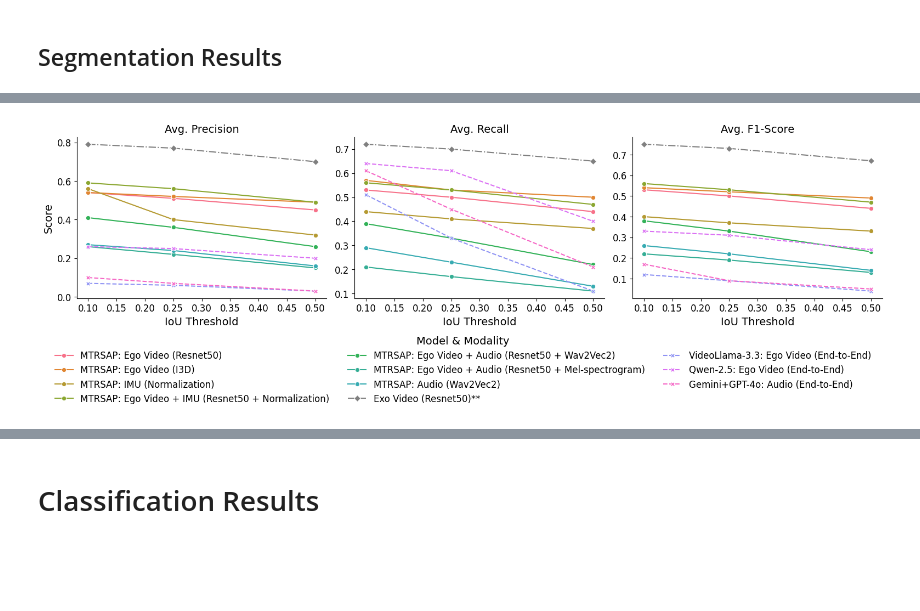
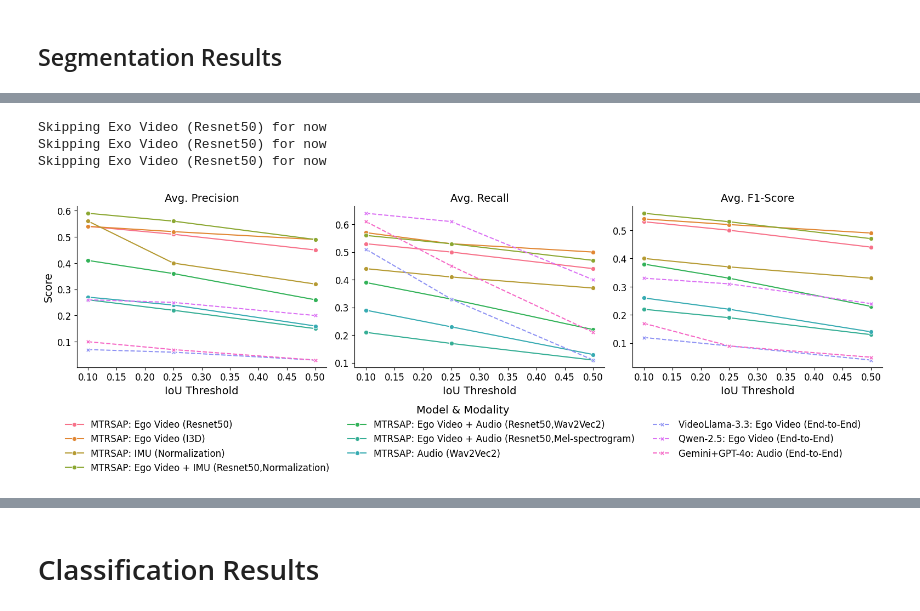
Before and after one commit to UVA-DSA/EgoEMS, a Jupyter notebook: Benchmarks/ActionRecognition/Results/final_plots.ipynb, the cells around one changed output, grey strips where cells are left out. Cells and saved outputs as stored; diff of their text form; code cells hidden in the pictures; blank space fills up the shorter version.

```diff
--- a/Benchmarks/ActionRecognition/Results/final_plots.ipynb
+++ b/Benchmarks/ActionRecognition/Results/final_plots.ipynb
@@ -123,6 +123,10 @@ def lineplot_with_style(data, **kwargs):
         color = 'gray'  # override to distinct black
         label = "Exo Video (Resnet50)**"
 
+        # skip the exo for now
+        print("Skipping Exo Video (Resnet50) for now")
+        return
+
     sns.lineplot(
         x='IoU Threshold', y='Score', data=data,
         linestyle=ls, marker=marker, color=color,
@@ -132,34 +136,37 @@ def lineplot_with_style(data, **kwargs):
 # Map plotting function
 g.map_dataframe(lineplot_with_style)
 
 # Pretty titles for metrics
 metric_title_map = {
     'average_precision': 'Avg. Precision',
     'average_recall': 'Avg. Recall',
     'average_f1': 'Avg. F1-Score'
 }
 g.set_titles(col_template="{col_name}")
 for ax in g.axes.flat:
     metric_key = ax.get_title().replace("Metric = ", "")
     ax.set_title(metric_title_map.get(metric_key, metric_key), fontsize=14)
     ax.tick_params(labelsize=12)
 
 # Manual legend
 handles, labels = g.axes.flat[0].get_legend_handles_labels()
 g.fig.legend(
     handles, labels,
     loc='lower center', bbox_to_anchor=(0.5, -0.35),
     ncol=3, frameon=False, fontsize=12, title='Model & Modality', title_fontsize=14
 )
 
 # Axis labels
 g.set_axis_labels('IoU Threshold', 'Score', fontsize=14)
 
 plt.tight_layout(rect=[0, 0, 1, 1])  # Leaves top space for legend
 plt.show()
 g.savefig(f'./plots/segmentation_results_aaai26.png', dpi=300, bbox_inches='tight')
 # %% [output]
+Skipping Exo Video (Resnet50) for now
+Skipping Exo Video (Resnet50) for now
+Skipping Exo Video (Resnet50) for now
-[figure, old version]
+[figure, new version]
 # %%
 # import matplotlib.pyplot as plt
 # import seaborn as sns
```
Also changed, not shown: parts of 4 cells of this notebook, 12 other files.
